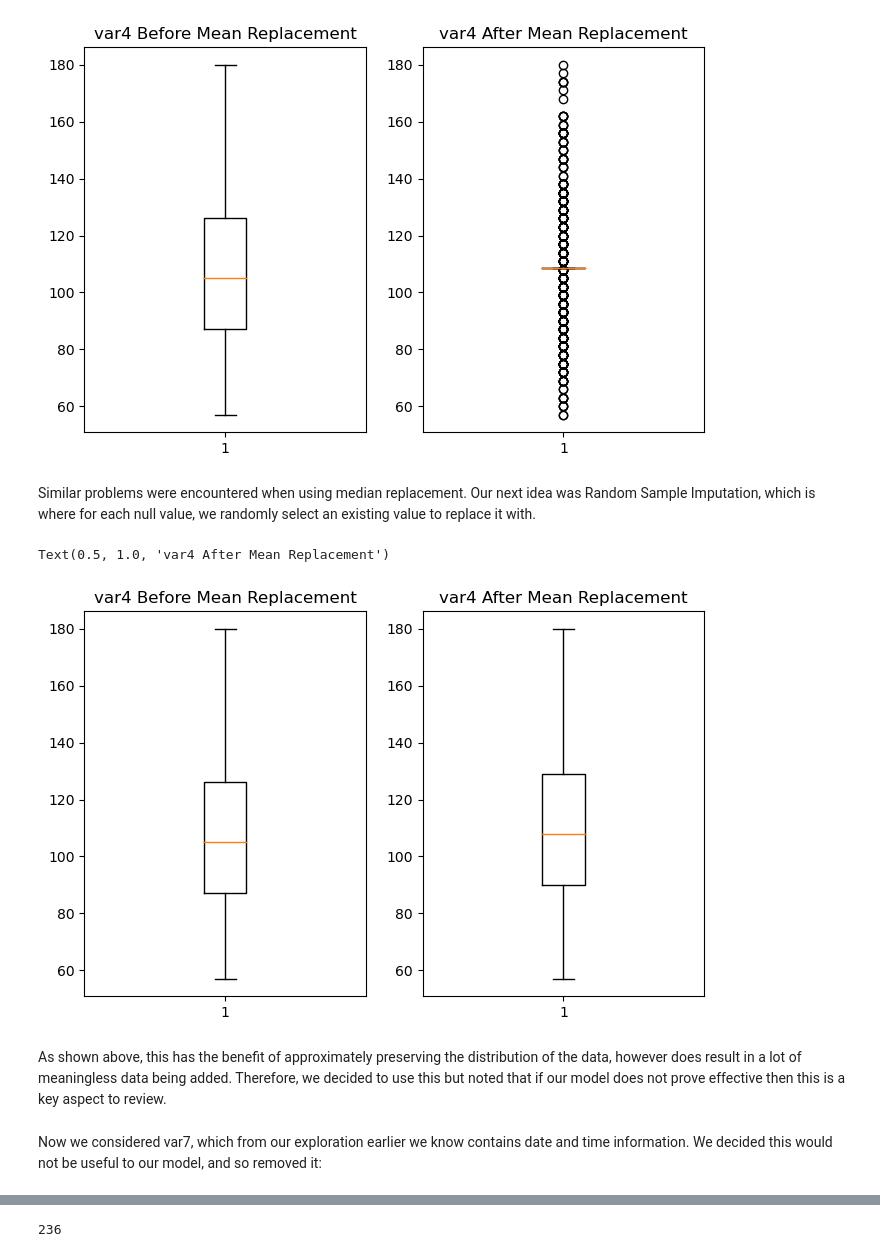
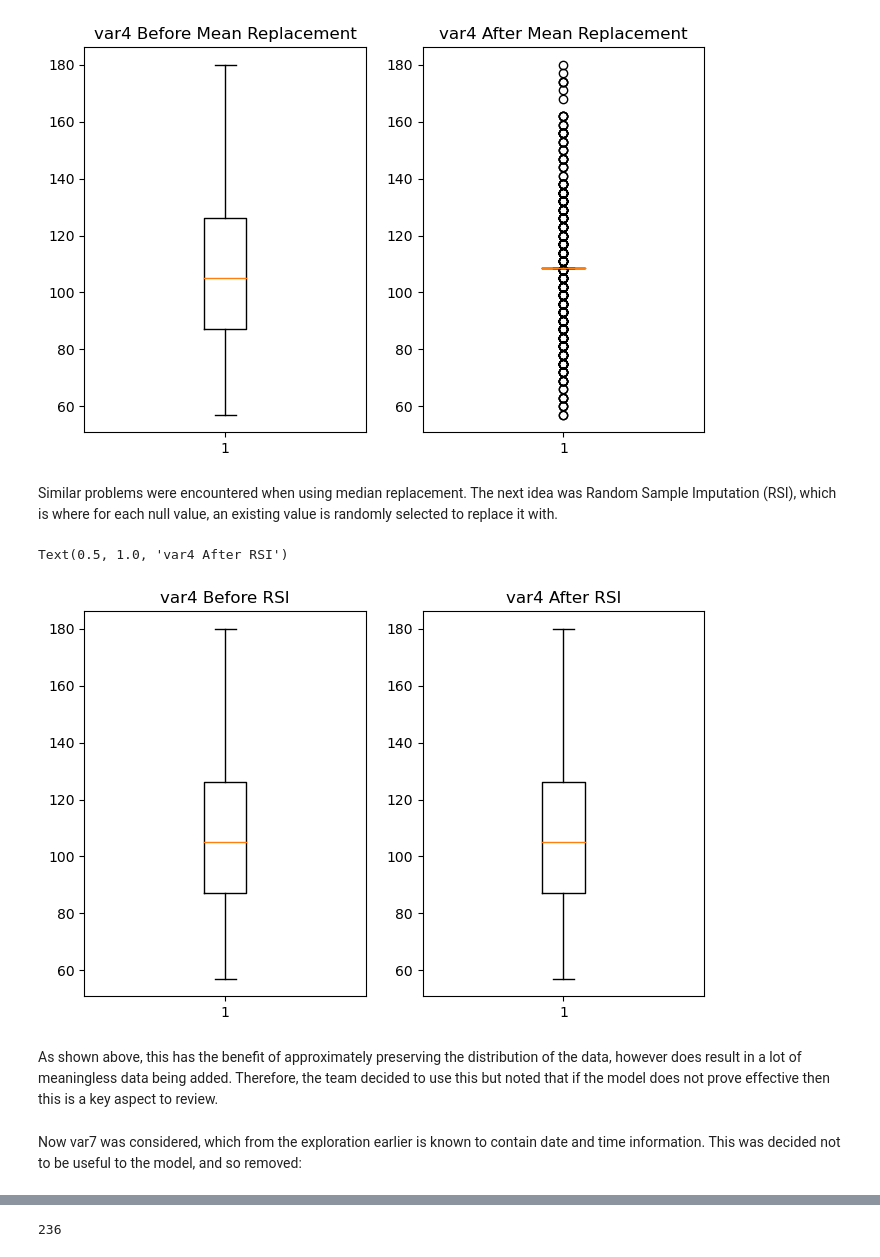
Before and after one commit to engmohamedsalah/AIMaster-MachineLearningDeepLearning, a Jupyter notebook: Submission_Notebook.ipynb, the cells around one changed output, grey strips where cells are left out. Cells and saved outputs as stored; diff of their text form; code cells hidden in the pictures.

```diff
--- a/Submission_Notebook.ipynb
+++ b/Submission_Notebook.ipynb
@@ -117,35 +117,35 @@ plt.show()
 # %% [output]
 [figure]
 # %% [markdown]
-Similar problems were encountered when using median replacement. Our next idea was Random Sample Imputation, which is where for each null value, we randomly select an existing value to replace it with.
+Similar problems were encountered when using median replacement. The next idea was Random Sample Imputation (RSI), which is where for each null value, an existing value is randomly selected to replace it with.
 # %%
 import numpy as np
 import random
 
 original_var4 = raw_data['var4']
 data_copy = raw_data['var4'].copy()
 
 for index, row in raw_data.iterrows():
     if np.isnan(row['var4']):
         random_sample = original_var4.iloc[random.randrange(len(original_var4.dropna()))]  # randomly selects a value from original subset.
         data_copy[index] = random_sample  # replaces the nan value with the random sample.
 
 fig, axs = plt.subplots(1, 2, figsize=(8, 5))
 axs[0].boxplot(raw_data['var4'].dropna())
-axs[0].set_title('var4 Before Mean Replacement')
+axs[0].set_title('var4 Before RSI')
 
 axs[1].boxplot(data_copy)
-axs[1].set_title('var4 After Mean Replacement')
+axs[1].set_title('var4 After RSI')
 # %% [output]
-Text(0.5, 1.0, 'var4 After Mean Replacement')
+Text(0.5, 1.0, 'var4 After RSI')
-[figure, old version]
+[figure, new version]
 # %% [markdown]
-As shown above, this has the benefit of approximately preserving the distribution of the data, however does result in a lot of meaningless data being added. Therefore, we decided to use this but noted that if our model does not prove effective then this is a key aspect to review.
+As shown above, this has the benefit of approximately preserving the distribution of the data, however does result in a lot of meaningless data being added. Therefore, the team decided to use this but noted that if the model does not prove effective then this is a key aspect to review.
 # %%
 clean_data = raw_data.copy()  # creating a copy of the data to add our final preprocessing modifications.
 clean_data['var4'] = data_copy
 # %% [markdown]
-Now we considered var7, which from our exploration earlier we know contains date and time information. We decided this would not be useful to our model, and so removed it:
+Now var7 was considered, which from the exploration earlier is known to contain date and time information. This was decided not to be useful to the model, and so removed:
 # %%
 clean_data.drop(columns=['var7'], inplace=True)
 # %% [markdown]
```
Also changed, not shown: parts of 33 cells of this notebook.
